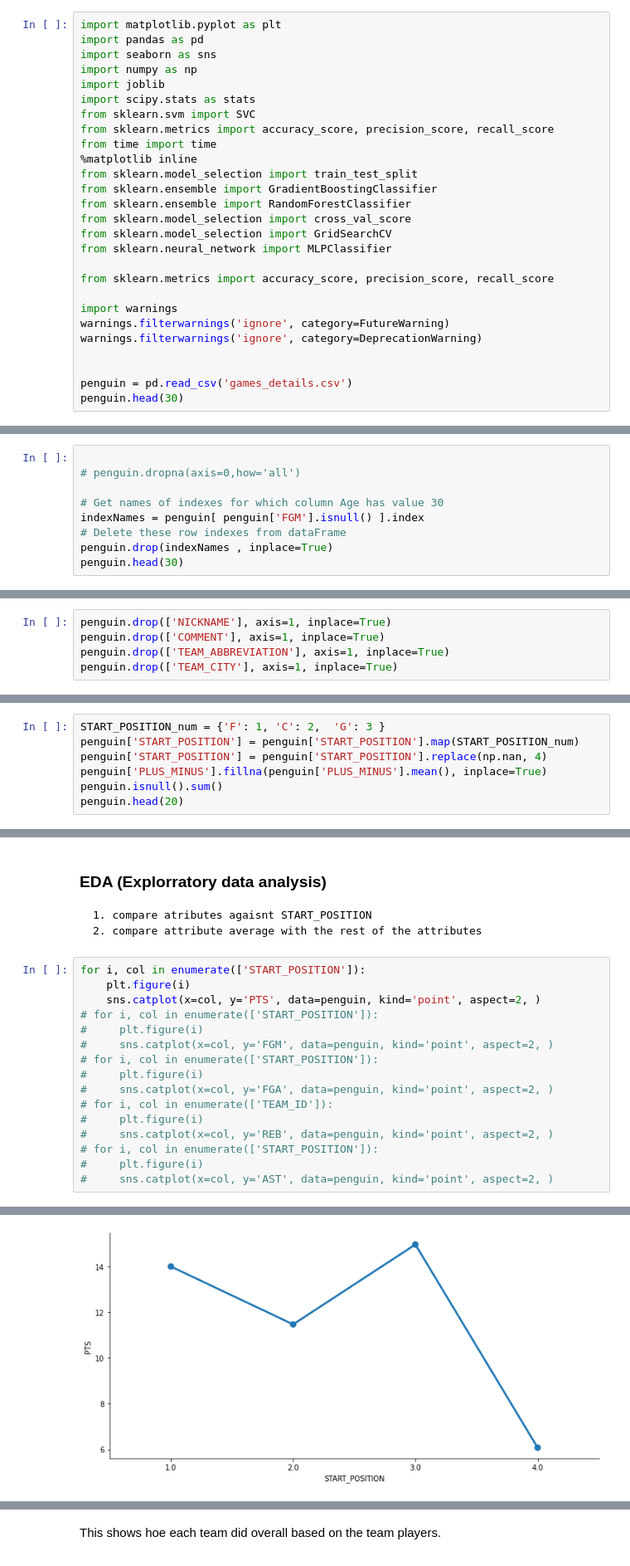
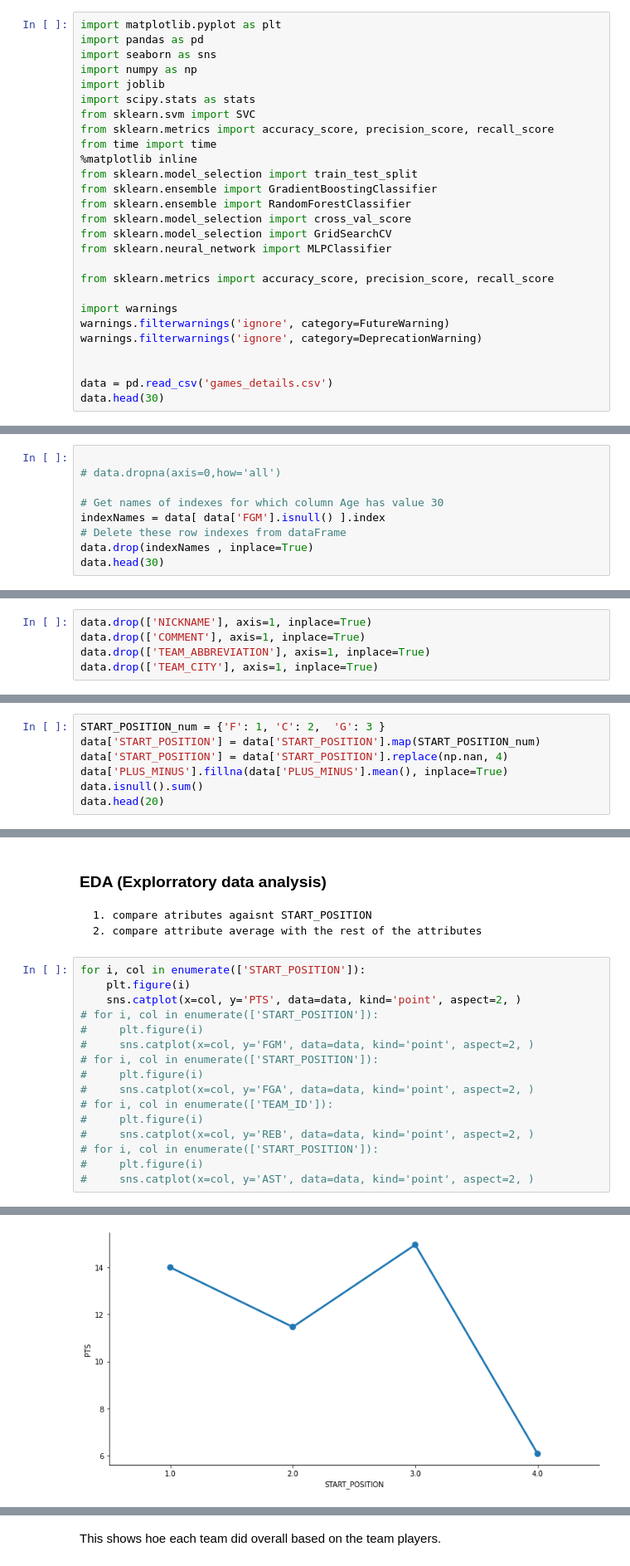
Before and after one commit to harism91/NBA-Data-mining-project, a Jupyter notebook: NBA dataset.ipynb, the cells around one changed output, grey strips where cells are left out. Shown: that part at 83% size. Cells and saved outputs as stored; diff of their text form.

```diff
--- a/NBA dataset.ipynb
+++ b/NBA dataset.ipynb
@@ -23,8 +23,8 @@ warnings.filterwarnings('ignore', category=FutureWarning)
 warnings.filterwarnings('ignore', category=DeprecationWarning)
 
 
-penguin = pd.read_csv('games_details.csv')
-penguin.head(30)
+data = pd.read_csv('games_details.csv')
+data.head(30)
 # %% [output]
 |  | GAME_ID | TEAM_ID | TEAM_ABBREVIATION | TEAM_CITY | PLAYER_ID | PLAYER_NAME | NICKNAME | START_POSITION | ... |
 | 0 | 22100213 | 1610612764 | WAS | Washington | 203484 | Kentavious Caldwell-Pope | Kentavious | F | ... |
@@ -71,13 +71,13 @@ dtype: int64
     3. convert name attributes into numerical
 # %%
 
-# penguin.dropna(axis=0,how='all')
+# data.dropna(axis=0,how='all')
 
 # Get names of indexes for which column Age has value 30
-indexNames = penguin[ penguin['FGM'].isnull() ].index
+indexNames = data[ data['FGM'].isnull() ].index
 # Delete these row indexes from dataFrame
-penguin.drop(indexNames , inplace=True)
-penguin.head(30)
+data.drop(indexNames , inplace=True)
+data.head(30)
 # %% [output]
 |  | GAME_ID | TEAM_ID | TEAM_ABBREVIATION | TEAM_CITY | PLAYER_ID | PLAYER_NAME | NICKNAME | START_POSITION | ... |
 | 0 | 22100213 | 1610612764 | WAS | Washington | 203484 | Kentavious Caldwell-Pope | Kentavious | F | ... |
@@ -100,20 +100,20 @@ penguin.head(30)
 # %% [markdown]
 #### Drop irrelevant/repetitive variables such as NICKNAME and COMMENT
 # %%
-penguin.drop(['NICKNAME'], axis=1, inplace=True)
-penguin.drop(['COMMENT'], axis=1, inplace=True)
-penguin.drop(['TEAM_ABBREVIATION'], axis=1, inplace=True)
-penguin.drop(['TEAM_CITY'], axis=1, inplace=True)
+data.drop(['NICKNAME'], axis=1, inplace=True)
+data.drop(['COMMENT'], axis=1, inplace=True)
+data.drop(['TEAM_ABBREVIATION'], axis=1, inplace=True)
+data.drop(['TEAM_CITY'], axis=1, inplace=True)
 # %% [markdown]
 #### convert name attributes into numerical
 #### remove rest NaN
 # %%
 START_POSITION_num = {'F': 1, 'C': 2,  'G': 3 }
-penguin['START_POSITION'] = penguin['START_POSITION'].map(START_POSITION_num)
-penguin['START_POSITION'] = penguin['START_POSITION'].replace(np.nan, 4)
-penguin['PLUS_MINUS'].fillna(penguin['PLUS_MINUS'].mean(), inplace=True)
-penguin.isnull().sum()
-penguin.head(20)
+data['START_POSITION'] = data['START_POSITION'].map(START_POSITION_num)
+data['START_POSITION'] = data['START_POSITION'].replace(np.nan, 4)
+data['PLUS_MINUS'].fillna(data['PLUS_MINUS'].mean(), inplace=True)
+data.isnull().sum()
+data.head(20)
 # %% [output]
 |  | GAME_ID | TEAM_ID | PLAYER_ID | PLAYER_NAME | START_POSITION | MIN | FGM | FGA | FG_PCT | FG3M | ... |
 | 0 | 22100213 | 1610612764 | 203484 | Kentavious Caldwell-Pope | 1.0 | 27:41 | 1.0 | 6.0 | 0.167 | 0.0 | ... |
@@ -160,22 +160,22 @@ dtype: int64
 # %%
 for i, col in enumerate(['START_POSITION']):
     plt.figure(i)
-    sns.catplot(x=col, y='PTS', data=penguin, kind='point', aspect=2, )
+    sns.catplot(x=col, y='PTS', data=data, kind='point', aspect=2, )
 # for i, col in enumerate(['START_POSITION']):
 #     plt.figure(i)
-#     sns.catplot(x=col, y='FGM', data=penguin, kind='point', aspect=2, )
+#     sns.catplot(x=col, y='FGM', data=data, kind='point', aspect=2, )
 # for i, col in enumerate(['START_POSITION']):
 #     plt.figure(i)
-#     sns.catplot(x=col, y='FGA', data=penguin, kind='point', aspect=2, )
+#     sns.catplot(x=col, y='FGA', data=data, kind='point', aspect=2, )
 # for i, col in enumerate(['TEAM_ID']):
 #     plt.figure(i)
-#     sns.catplot(x=col, y='REB', data=penguin, kind='point', aspect=2, )
+#     sns.catplot(x=col, y='REB', data=data, kind='point', aspect=2, )
 # for i, col in enumerate(['START_POSITION']):
 #     plt.figure(i)
-#     sns.catplot(x=col, y='AST', data=penguin, kind='point', aspect=2, )
+#     sns.catplot(x=col, y='AST', data=data, kind='point', aspect=2, )
 # %% [output]
 <Figure size 432x288 with 0 Axes>
-[figure, old version]
+[figure, new version]
 # %% [markdown]
 #### Here in the output of cell 6 we can see that species 1 has the smallest culmen_length_mm on average
 #### and species 3 has the smallest culmen_depth_mm and the most body_mass_g, flipper_length_mm on average
```
Also changed, not shown: parts of 11 cells of this notebook.
